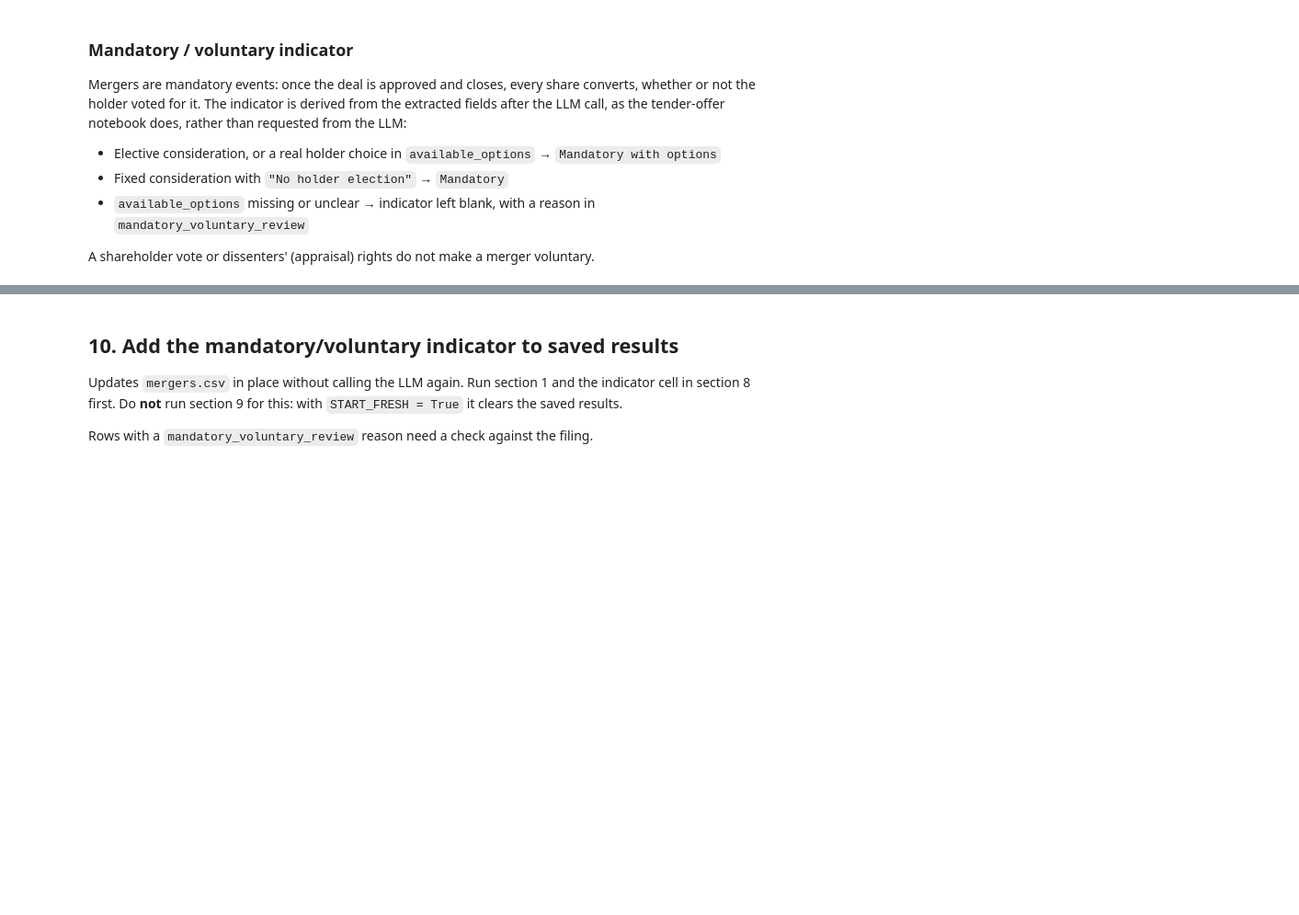
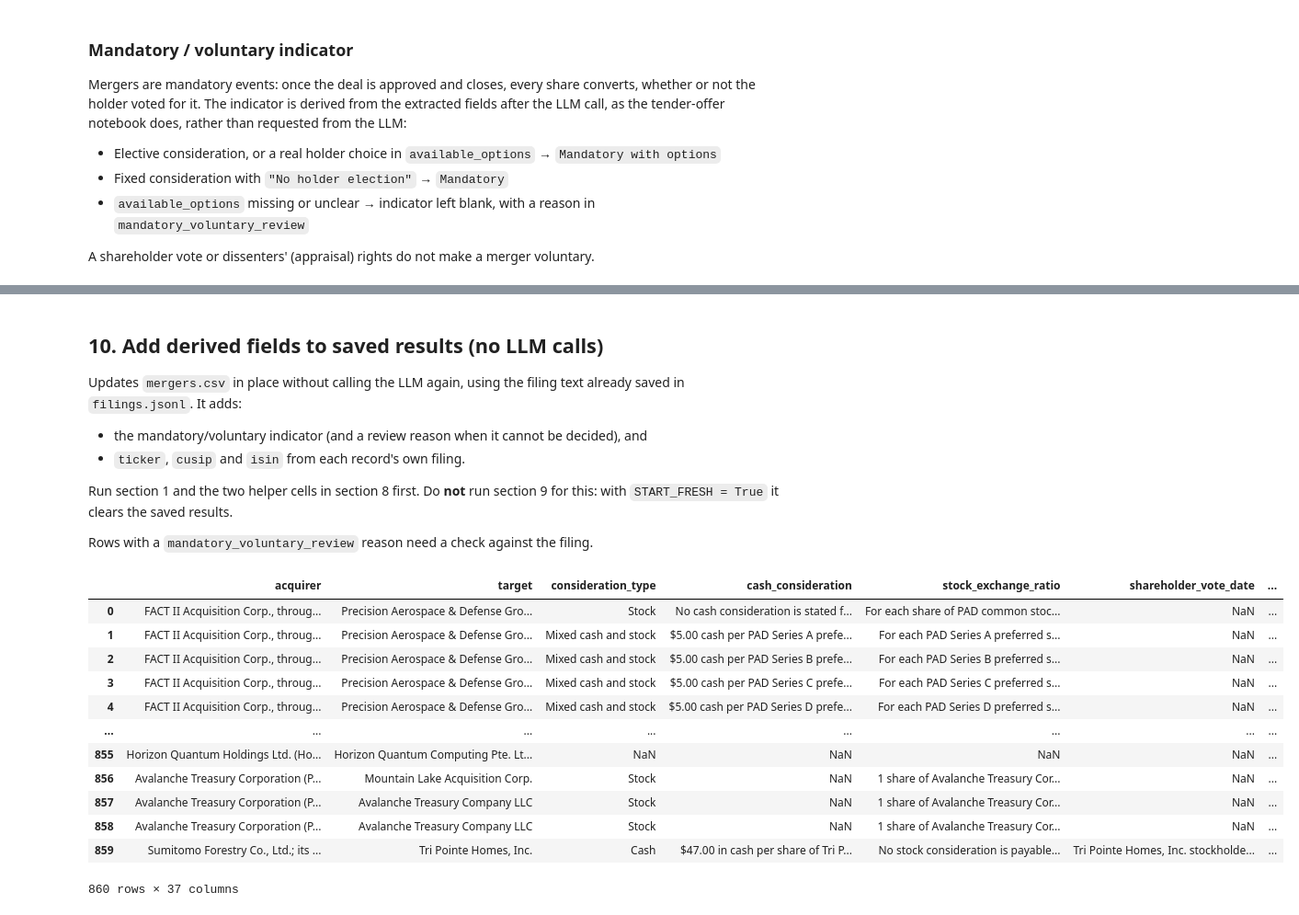
Before and after one commit to Kedar-V/BNY-Capstone-Project, a Jupyter notebook: notebooks/evaluation/load_merger_filings.ipynb, the cells around one changed output, grey strips where cells are left out. Shown at 92% size. Drawn from its saved outputs; the diff is of its cells as text; code cells hidden in the pictures; blank space fills up the shorter version.

Commit message:
rerun of mergers 1000+ filings

```diff
--- a/notebooks/evaluation/load_merger_filings.ipynb
+++ b/notebooks/evaluation/load_merger_filings.ipynb
@@ -671,9 +823,14 @@ print(f"Saved {len(mergers_df)} merger records with filing metadata to {RESULTS_
 # %%
 mergers_df
 # %% [markdown]
-## 10. Add the mandatory/voluntary indicator to saved results
+## 10. Add derived fields to saved results (no LLM calls)
 
-Updates `mergers.csv` in place without calling the LLM again. Run section 1 and the indicator cell in section 8 first. Do **not** run section 9 for this: with `START_FRESH = True` it clears the saved results.
+Updates `mergers.csv` in place without calling the LLM again, using the filing text already saved in `filings.jsonl`. It adds:
+
+- the mandatory/voluntary indicator (and a review reason when it cannot be decided), and
+- `ticker`, `cusip` and `isin` from each record's own filing.
+
+Run section 1 and the two helper cells in section 8 first. Do **not** run section 9 for this: with `START_FRESH = True` it clears the saved results.
 
 Rows with a `mandatory_voluntary_review` reason need a check against the filing.
 # %%
@@ -687,3 +848,20 @@ saved_mergers.loc[
     saved_mergers["mandatory_voluntary_review"].notna(),
     ["registrant_name", "consideration_type", "available_options", "mandatory_voluntary_review"],
 ]
+# %%
+import pandas as pd
+pd.read_csv('/Users/aeshagandhi/Workspace/BNY-Capstone-Project/notebooks/evaluation/data/merger_2026-01-01_2026-09-30/mergers.csv')
+# %% [output]
+|  | acquirer | target | consideration_type | cash_consideration | stock_exchange_ratio | shareholder_vote_date | ... |
+| 0 | FACT II Acquisition Corp., throug... | Precision Aerospace & Defense Gro... | Stock | No cash consideration is stated f... | For each share of PAD common stoc... | NaN | ... |
+| 1 | FACT II Acquisition Corp., throug... | Precision Aerospace & Defense Gro... | Mixed cash and stock | $5.00 cash per PAD Series A prefe... | For each PAD Series A preferred s... | NaN | ... |
+| 2 | FACT II Acquisition Corp., throug... | Precision Aerospace & Defense Gro... | Mixed cash and stock | $5.00 cash per PAD Series B prefe... | For each PAD Series B preferred s... | NaN | ... |
+| 3 | FACT II Acquisition Corp., throug... | Precision Aerospace & Defense Gro... | Mixed cash and stock | $5.00 cash per PAD Series C prefe... | For each PAD Series C preferred s... | NaN | ... |
+| 4 | FACT II Acquisition Corp., throug... | Precision Aerospace & Defense Gro... | Mixed cash and stock | $5.00 cash per PAD Series D prefe... | For each PAD Series D preferred s... | NaN | ... |
+| ... | ... | ... | ... | ... | ... | ... | ... |
+| 855 | Horizon Quantum Holdings Ltd. (Ho... | Horizon Quantum Computing Pte. Lt... | NaN | NaN | NaN | NaN | ... |
+| 856 | Avalanche Treasury Corporation (P... | Mountain Lake Acquisition Corp. | Stock | NaN | 1 share of Avalanche Treasury Cor... | NaN | ... |
+| 857 | Avalanche Treasury Corporation (P... | Avalanche Treasury Company LLC | Stock | NaN | 1 share of Avalanche Treasury Cor... | NaN | ... |
+| 858 | Avalanche Treasury Corporation (P... | Avalanche Treasury Company LLC | Stock | NaN | 1 share of Avalanche Treasury Cor... | NaN | ... |
+| 859 | Sumitomo Forestry Co., Ltd.; its ... | Tri Pointe Homes, Inc. | Cash | $47.00 in cash per share of Tri P... | No stock consideration is payable... | Tri Pointe Homes, Inc. stockholde... | ... |
+860 rows × 37 columns
```
Also changed, not shown: parts of 9 cells of this notebook, 4 other files.
